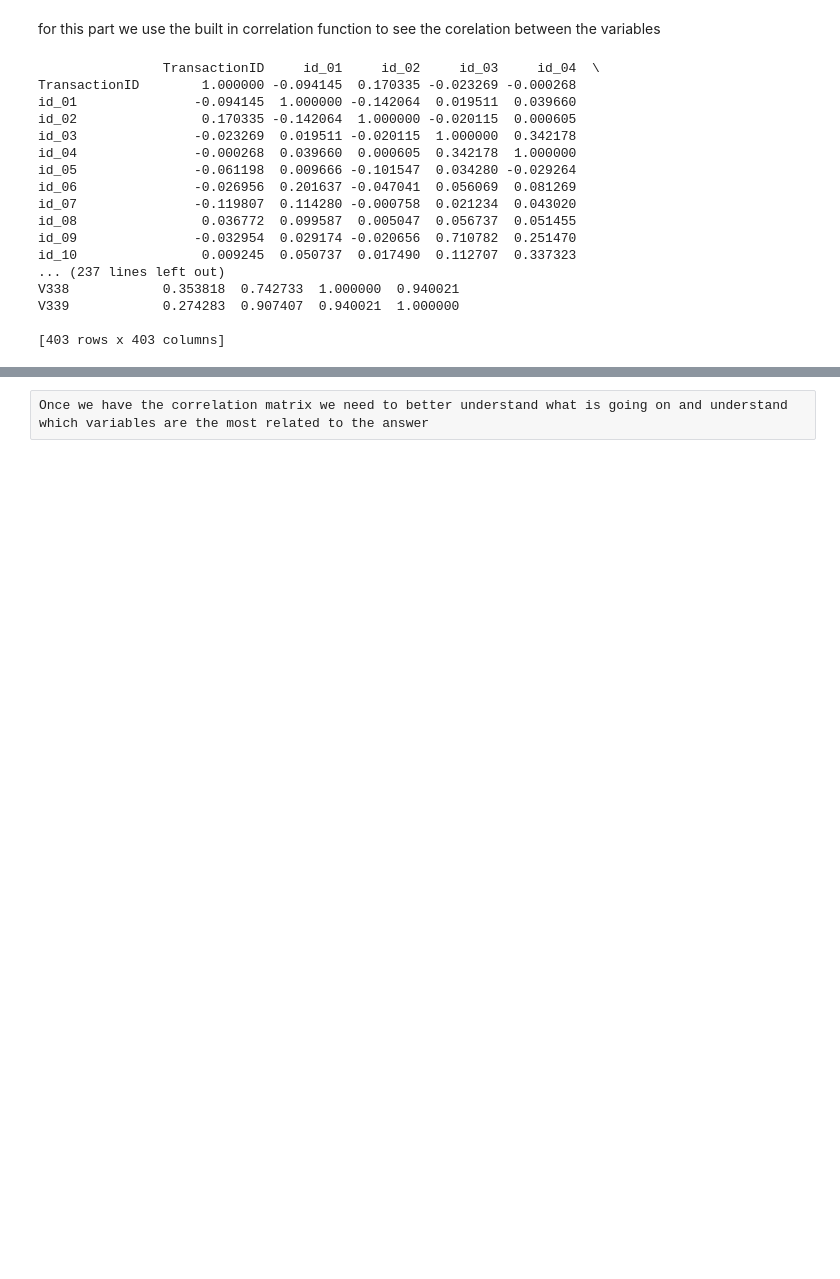
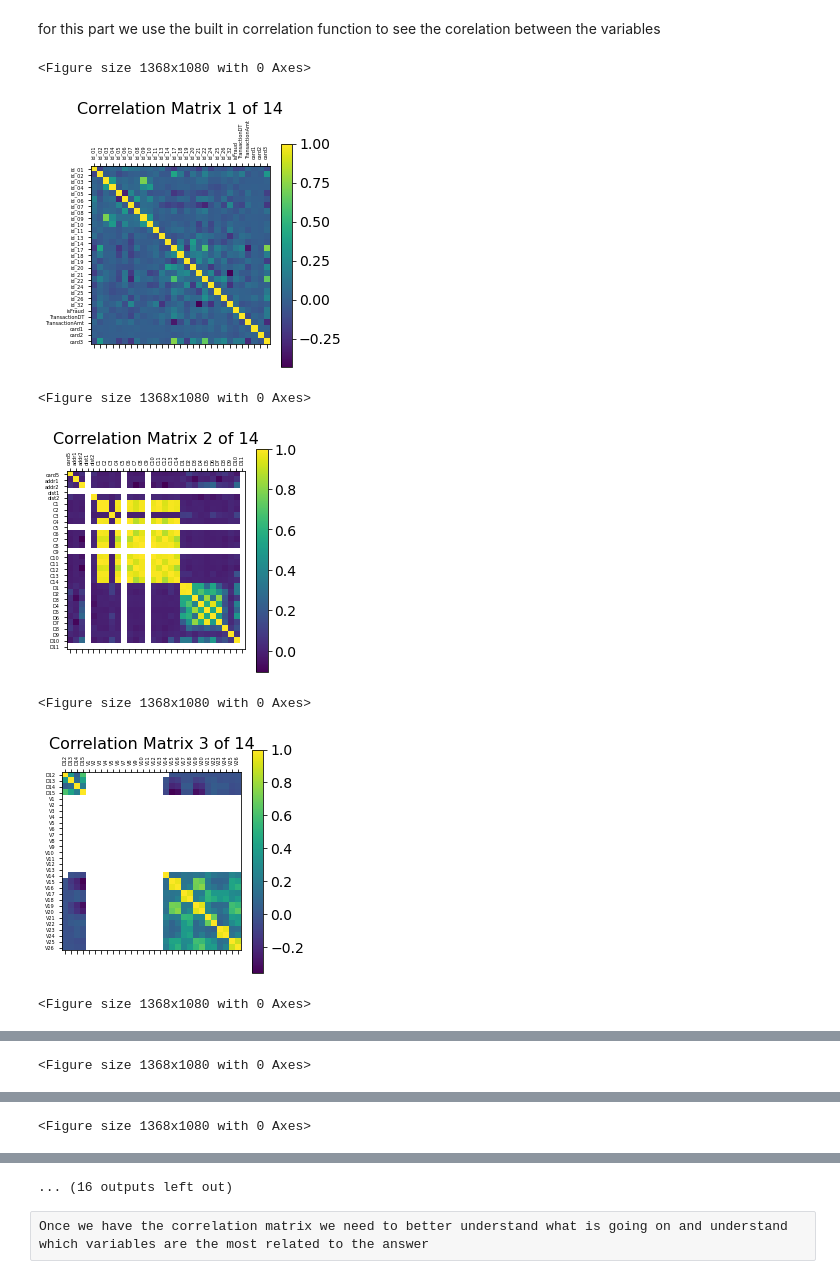
Before and after one commit to KevinGenereux/ESOF_0151_Project, a Jupyter notebook: lucas-src/Lucas(notebook).ipynb, the cells around one changed output, grey strips where cells are left out. Drawn from its saved outputs; the diff is of its cells as text; code cells hidden in the pictures; blank space fills up the shorter version.

Commit message:
- added the correlation matrix function - made the plot folder and added the correlation matrix sub folder - added everything to the eda file

```diff
--- a/lucas-src/Lucas(notebook).ipynb
+++ b/lucas-src/Lucas(notebook).ipynb
@@ -175,24 +177,39 @@ for cols in dat:#loop through all of the columns
 # %% [markdown]
 for this part we use the built in correlation function to see the corelation between the variables
-# %%
-corrmat=train_combined.corr()#create a correlation matrix
-top_corr_features=corrmat.index#assign the column names from the data to the matirx
-print(corrmat)# print out the matrix. This was very large and did not make a good graph so I removed that part
-# %% [output]
-                TransactionID     id_01     id_02     id_03     id_04  \
-TransactionID        1.000000 -0.094145  0.170335 -0.023269 -0.000268
-id_01               -0.094145  1.000000 -0.142064  0.019511  0.039660
-id_02                0.170335 -0.142064  1.000000 -0.020115  0.000605
-id_03               -0.023269  0.019511 -0.020115  1.000000  0.342178
-id_04               -0.000268  0.039660  0.000605  0.342178  1.000000
-id_05               -0.061198  0.009666 -0.101547  0.034280 -0.029264
-id_06               -0.026956  0.201637 -0.047041  0.056069  0.081269
-id_07               -0.119807  0.114280 -0.000758  0.021234  0.043020
-id_08                0.036772  0.099587  0.005047  0.056737  0.051455
-id_09               -0.032954  0.029174 -0.020656  0.710782  0.251470
-id_10                0.009245  0.050737  0.017490  0.112707  0.337323
-... (237 lines left out)
-V338            0.353818  0.742733  1.000000  0.940021
-V339            0.274283  0.907407  0.940021  1.000000
-
-[403 rows x 403 columns]
+# %%
+import matplotlib.pyplot as plt
+import math
+#This Function will plot the correlation matrix for the data passed into it
+#This function will take two inputs correlation_data which is the data you want to find the correlation for and elements_per_matrix which is how many points you want to be displayed per matrix
+#There is no return value as the purpose is to plot the correlation matrix
+def CorrPlot(correlation_data,elements_per_matrix):
+    corrmatrix=correlation_data.corr()#create a correlation matrix
+    #top_corr_features=corrmatrix.index#assign the column names from the data to the matirx
+
+    elements=math.floor(correlation_data.shape[1]/elements_per_matrix)#Find the number of elements needed per matrix
+    for i in range(1,elements+1):#Go through all of the matrixes
+        if (i==1):
+            corrmat=corrmatrix.iloc[1:(i*elements_per_matrix),1:(i*elements_per_matrix)]#if the I is one start at one so there is not a zero to get the smaller matrix
+        else:
+            corrmat=corrmatrix.iloc[(i-1)*elements_per_matrix:(i*elements_per_matrix),(i-1)*elements_per_matrix:(i*elements_per_matrix)]#Get the smaller matrix to plot
+
+        f=plt.figure(figsize=(19,15))
+        plt.matshow(corrmat)#plot the matrix
+        plt.xticks(range(corrmat.shape[1]),corrmat.columns, fontsize=5, rotation=90)#plot the names of each varible on the x axis
+        plt.yticks(range(corrmat.shape[1]), corrmat.columns, fontsize=5)#plot the names of each variable on the Y axis
+        cb=plt.colorbar()#include a colour bar to show the levels of correlation
+        cb.ax.tick_params(labelsize=14)
+        plt.title('Correlation Matrix {} of {}'.format(i,elements) ,fontsize=16)#Plot the titles with the current matrix and the full amount
+        fname="..\Plots\Correlation_matrixes\Corr_Matrix_{}.png".format(i)#create the file name to increment and save to the plots matrixes file
+        f.savefig(fname)#save the figure
+
+
+CorrPlot(train_combined,30)#call the function with train_combined data and 30 features per matrix
+# %% [output]
+<Figure size 1368x1080 with 0 Axes>
+[figure, added]
+<Figure size 1368x1080 with 0 Axes>
+[figure, added]
+<Figure size 1368x1080 with 0 Axes>
+[figure, added]
+<Figure size 1368x1080 with 0 Axes>
@@ -198,0 +217 @@ V339            0.274283  0.907407  0.940021  1.000000
+<Figure size 1368x1080 with 0 Axes>
@@ -198,0 +219 @@ V339            0.274283  0.907407  0.940021  1.000000
+<Figure size 1368x1080 with 0 Axes>
@@ -199,3 +221,4 @@ V339            0.274283  0.907407  0.940021  1.000000
+... (16 outputs left out)
 # %% [raw]
 Once we have the correlation matrix we need to better understand what is going on and understand which variables are the most related to the answer
 # %%
```
Also changed, not shown: parts of 3 cells of this notebook, 14 other files.
